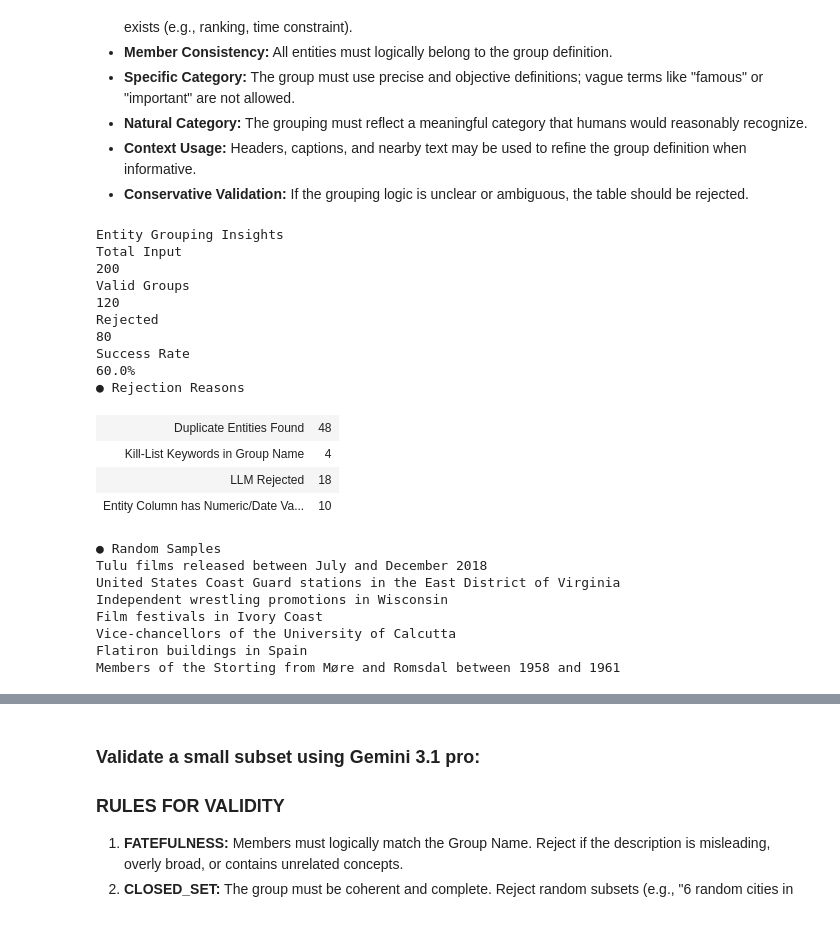
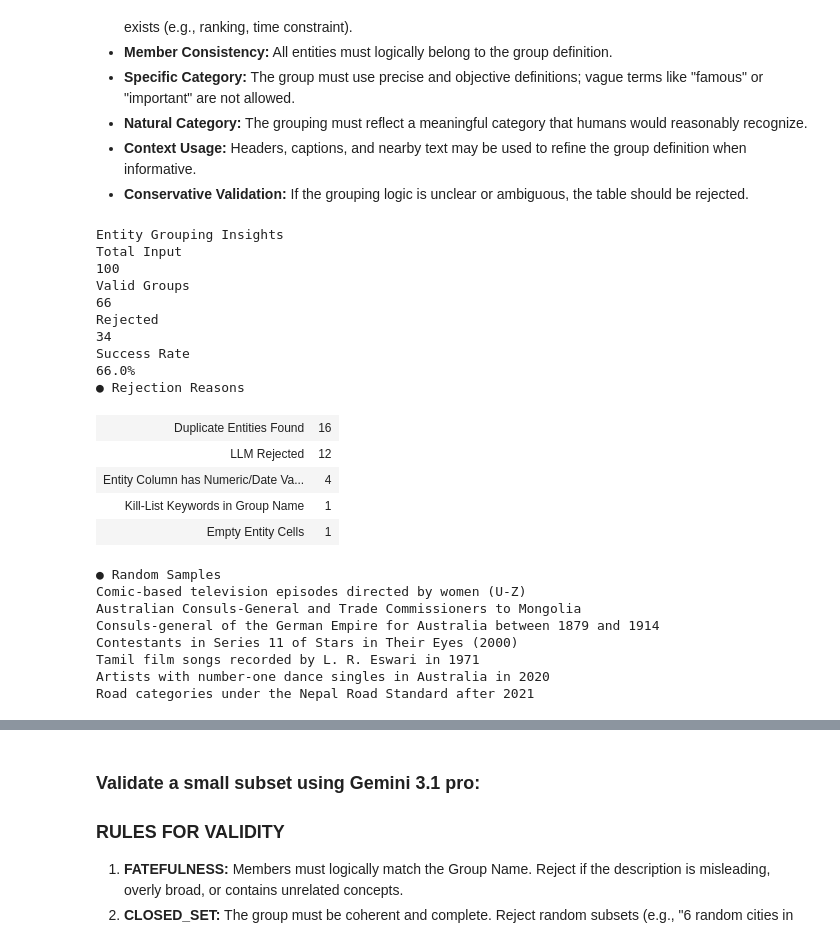
Before and after one commit to danielhk753/CLECK, a Jupyter notebook: notebooks/create_data.ipynb, the cells around one changed output, grey strips where cells are left out. Saved outputs shown, nothing was run; the diff lists cells and outputs as text; code cells hidden in the pictures.

```diff
--- a/notebooks/create_data.ipynb
+++ b/notebooks/create_data.ipynb
@@ -176,32 +176,33 @@ A table is considered a valid **entity group** if it satisfies the following con
 - **Context Usage:** Headers, captions, and nearby text may be used to refine the group definition when informative.
 - **Conservative Validation:** If the grouping logic is unclear or ambiguous, the table should be rejected.
 # %%
-cleaned_data = load_jsonl(os.path.join(REPO_PATH, "data_files/candidate_tables.jsonl"))
-group_constructor = TableGroupConstructor(random.sample(cleaned_data, 200))
+cleaned_data = load_jsonl(os.path.join(REPO_PATH, "data_files/intermediate_files/candidate_tables.jsonl"))
+group_constructor = TableGroupConstructor(random.sample(cleaned_data, 100))
 await group_constructor.get_groups()
 # %% [output]
 Entity Grouping Insights
 Total Input
-200
+100
 Valid Groups
-120
+66
 Rejected
-80
+34
 Success Rate
-60.0%
+66.0%
 ● Rejection Reasons
-| Duplicate Entities Found | 48 |
-| Kill-List Keywords in Group Name | 4 |
-| LLM Rejected | 18 |
-| Entity Column has Numeric/Date Va... | 10 |
+| Duplicate Entities Found | 16 |
+| LLM Rejected | 12 |
+| Entity Column has Numeric/Date Va... | 4 |
+| Kill-List Keywords in Group Name | 1 |
+| Empty Entity Cells | 1 |
 ● Random Samples
-Tulu films released between July and December 2018
-United States Coast Guard stations in the East District of Virginia
-Independent wrestling promotions in Wisconsin
-Film festivals in Ivory Coast
-Vice-chancellors of the University of Calcutta
-Flatiron buildings in Spain
-Members of the Storting from Møre and Romsdal between 1958 and 1961
+Comic-based television episodes directed by women (U-Z)
+Australian Consuls-General and Trade Commissioners to Mongolia
+Consuls-general of the German Empire for Australia between 1879 and 1914
+Contestants in Series 11 of Stars in Their Eyes (2000)
+Tamil film songs recorded by L. R. Eswari in 1971
+Artists with number-one dance singles in Australia in 2020
+Road categories under the Nepal Road Standard after 2021
 # %%
 group_constructor.display_debug_samples()
 # %% [output]
```
Also changed, not shown: parts of 6 cells of this notebook, 9 other files.
